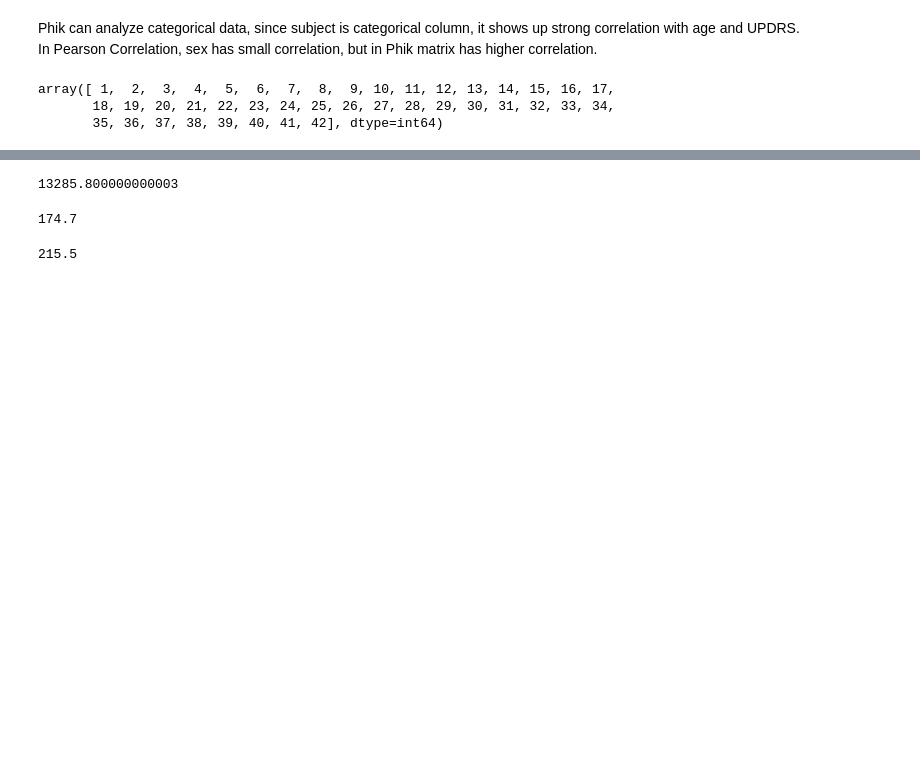
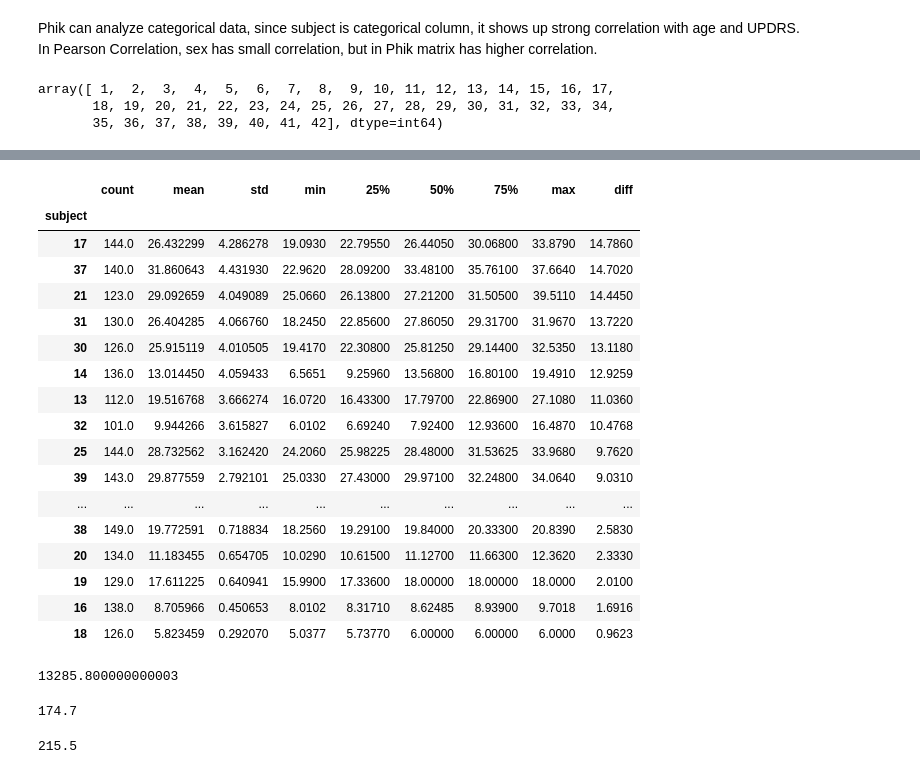
Before and after one commit to Mortti11/Advanced_Machine_Learning, a Jupyter notebook: First_assignment/Regress_Opt_Preproc.ipynb, the cells around one changed output, grey strips where cells are left out. Drawn from its saved outputs; the diff is of its cells as text; code cells hidden in the pictures; blank space fills up the shorter version.

```diff
--- a/First_assignment/Regress_Opt_Preproc.ipynb
+++ b/First_assignment/Regress_Opt_Preproc.ipynb
@@ -145,3 +154,7 @@ subject#
 12    107
 32    101
 Name: count, dtype: int64
+# %%
+# I need to group the UPDRS column based on the subject numbers
+df_grouped = df.groupby('subject').describe()['motor_UPDRS']
+df_grouped
@@ -148,3 +180,26 @@ Name: count, dtype: int64
+# %%
+# let's find which patients got biggest gap during the test
+df_grouped['diff'] = df_grouped['max'] - df_grouped['min']
+df_grouped.sort_values(by='diff', ascending=False)
+# %% [output]
+|  | count | mean | std | min | 25% | 50% | 75% | max | diff |
+| subject |  |  |  |  |  |  |  |  |  |
+| 17 | 144.0 | 26.432299 | 4.286278 | 19.0930 | 22.79550 | 26.44050 | 30.06800 | 33.8790 | 14.7860 |
+| 37 | 140.0 | 31.860643 | 4.431930 | 22.9620 | 28.09200 | 33.48100 | 35.76100 | 37.6640 | 14.7020 |
+| 21 | 123.0 | 29.092659 | 4.049089 | 25.0660 | 26.13800 | 27.21200 | 31.50500 | 39.5110 | 14.4450 |
+| 31 | 130.0 | 26.404285 | 4.066760 | 18.2450 | 22.85600 | 27.86050 | 29.31700 | 31.9670 | 13.7220 |
+| 30 | 126.0 | 25.915119 | 4.010505 | 19.4170 | 22.30800 | 25.81250 | 29.14400 | 32.5350 | 13.1180 |
+| 14 | 136.0 | 13.014450 | 4.059433 | 6.5651 | 9.25960 | 13.56800 | 16.80100 | 19.4910 | 12.9259 |
+| 13 | 112.0 | 19.516768 | 3.666274 | 16.0720 | 16.43300 | 17.79700 | 22.86900 | 27.1080 | 11.0360 |
+| 32 | 101.0 | 9.944266 | 3.615827 | 6.0102 | 6.69240 | 7.92400 | 12.93600 | 16.4870 | 10.4768 |
+| 25 | 144.0 | 28.732562 | 3.162420 | 24.2060 | 25.98225 | 28.48000 | 31.53625 | 33.9680 | 9.7620 |
+| 39 | 143.0 | 29.877559 | 2.792101 | 25.0330 | 27.43000 | 29.97100 | 32.24800 | 34.0640 | 9.0310 |
+| ... | ... | ... | ... | ... | ... | ... | ... | ... | ... |
+| 38 | 149.0 | 19.772591 | 0.718834 | 18.2560 | 19.29100 | 19.84000 | 20.33300 | 20.8390 | 2.5830 |
+| 20 | 134.0 | 11.183455 | 0.654705 | 10.0290 | 10.61500 | 11.12700 | 11.66300 | 12.3620 | 2.3330 |
+| 19 | 129.0 | 17.611225 | 0.640941 | 15.9900 | 17.33600 | 18.00000 | 18.00000 | 18.0000 | 2.0100 |
+| 16 | 138.0 | 8.705966 | 0.450653 | 8.0102 | 8.31710 | 8.62485 | 8.93900 | 9.7018 | 1.6916 |
+| 18 | 126.0 | 5.823459 | 0.292070 | 5.0377 | 5.73770 | 6.00000 | 6.00000 | 6.0000 | 0.9623 |
 # %%
 # What I found from dataset description, this dataset is recorded for 42 people during 6 months.
 # Test time is the number of days since recruitment. It is a continuous variable.
```
Also changed, not shown: parts of 19 cells of this notebook, 2 other files.
